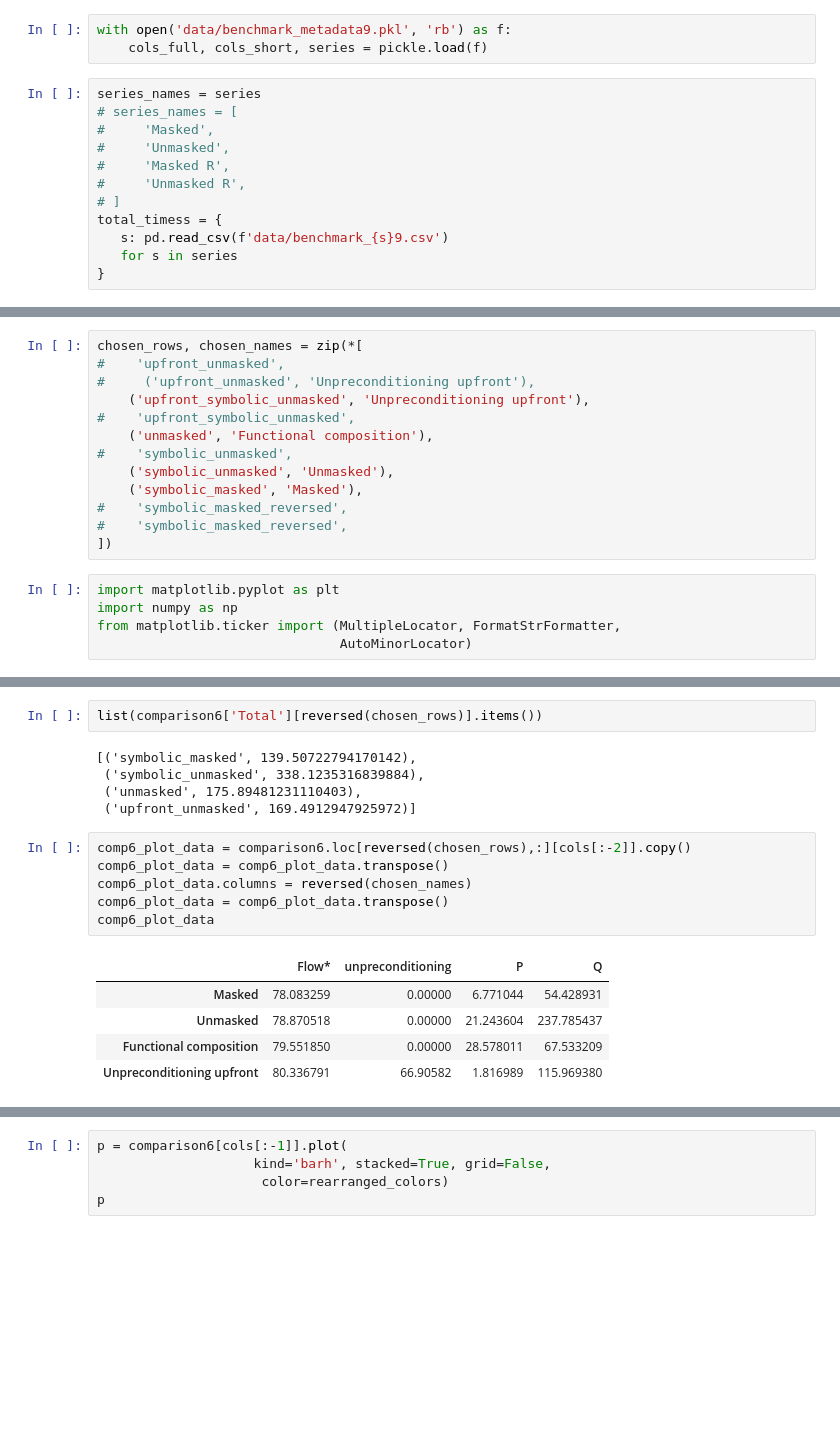
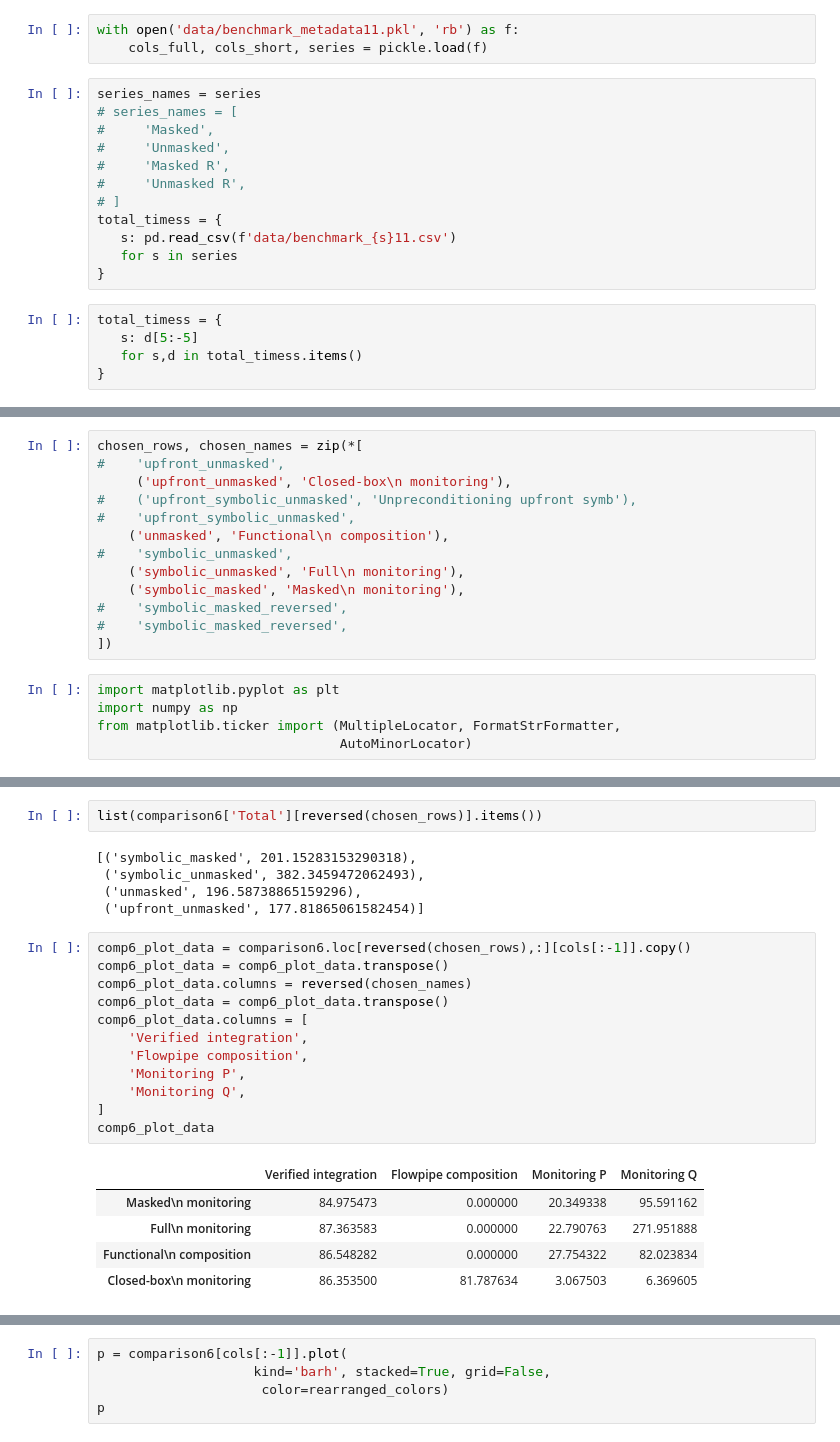
Before and after one commit to twright/Logic-of-Behaviour-in-Uncertain-Contexts, a Jupyter notebook: notebooks/Genetic Oscillator/Benchmark Analysis.ipynb, the cells around one changed output, grey strips where cells are left out. Saved outputs shown, nothing was run; the diff lists cells and outputs as text; blank space fills up the shorter version.

```diff
--- a/notebooks/Genetic Oscillator/Benchmark Analysis.ipynb
+++ b/notebooks/Genetic Oscillator/Benchmark Analysis.ipynb
@@ -5,7 +5,7 @@ import pickle
 # %% [markdown]
 ## Load results
 # %%
-with open('data/benchmark_metadata9.pkl', 'rb') as f:
+with open('data/benchmark_metadata11.pkl', 'rb') as f:
     cols_full, cols_short, series = pickle.load(f)
 # %%
 series_names = series
@@ -16,9 +16,14 @@ series_names = series
 #     'Unmasked R',
 # ]
 total_timess = {
-   s: pd.read_csv(f'data/benchmark_{s}9.csv')
+   s: pd.read_csv(f'data/benchmark_{s}11.csv')
    for s in series
 }
+# %%
+total_timess = {
+   s: d[5:-5]
+   for s,d in total_timess.items()
+}
 # %% [markdown]
 ## Raw results
 # %%
@@ -194,13 +199,13 @@ p.get_figure().savefig('images/full-upfront-comparison.pdf')
 # %%
 chosen_rows, chosen_names = zip(*[
 #    'upfront_unmasked',
-#     ('upfront_unmasked', 'Unpreconditioning upfront'),
-    ('upfront_symbolic_unmasked', 'Unpreconditioning upfront'),
+     ('upfront_unmasked', 'Closed-box\n monitoring'),
+#    ('upfront_symbolic_unmasked', 'Unpreconditioning upfront symb'),
 #    'upfront_symbolic_unmasked',
-    ('unmasked', 'Functional composition'),
+    ('unmasked', 'Functional\n composition'),
 #    'symbolic_unmasked',
-    ('symbolic_unmasked', 'Unmasked'),
-    ('symbolic_masked', 'Masked'),
+    ('symbolic_unmasked', 'Full\n monitoring'),
+    ('symbolic_masked', 'Masked\n monitoring'),
 #    'symbolic_masked_reversed',
 #    'symbolic_masked_reversed',
 ])
@@ -286,19 +291,25 @@ comparison6['Total']['masked']
 # %%
 list(comparison6['Total'][reversed(chosen_rows)].items())
 # %% [output]
-[('symbolic_masked', 139.50722794170142),
- ('symbolic_unmasked', 338.1235316839884),
- ('unmasked', 175.89481231110403),
- ('upfront_unmasked', 169.4912947925972)]
+[('symbolic_masked', 201.15283153290318),
+ ('symbolic_unmasked', 382.3459472062493),
+ ('unmasked', 196.58738865159296),
+ ('upfront_unmasked', 177.81865061582454)]
 # %%
-comp6_plot_data = comparison6.loc[reversed(chosen_rows),:][cols[:-2]].copy()
+comp6_plot_data = comparison6.loc[reversed(chosen_rows),:][cols[:-1]].copy()
 comp6_plot_data = comp6_plot_data.transpose()
 comp6_plot_data.columns = reversed(chosen_names)
 comp6_plot_data = comp6_plot_data.transpose()
+comp6_plot_data.columns = [
+    'Verified integration',
+    'Flowpipe composition',
+    'Monitoring P',
+    'Monitoring Q',
+]
 comp6_plot_data
 # %% [output]
-|  | Flow* | unpreconditioning | P | Q |
-| Masked | 78.083259 | 0.00000 | 6.771044 | 54.428931 |
-| Unmasked | 78.870518 | 0.00000 | 21.243604 | 237.785437 |
-| Functional composition | 79.551850 | 0.00000 | 28.578011 | 67.533209 |
-| Unpreconditioning upfront | 80.336791 | 66.90582 | 1.816989 | 115.969380 |
+|  | Verified integration | Flowpipe composition | Monitoring P | Monitoring Q |
+| Masked\n monitoring | 84.975473 | 0.000000 | 20.349338 | 95.591162 |
+| Full\n monitoring | 87.363583 | 0.000000 | 22.790763 | 271.951888 |
+| Functional\n composition | 86.548282 | 0.000000 | 27.754322 | 82.023834 |
+| Closed-box\n monitoring | 86.353500 | 81.787634 | 3.067503 | 6.369605 |
```
Also changed, not shown: parts of 26 cells of this notebook, 11 other files.
